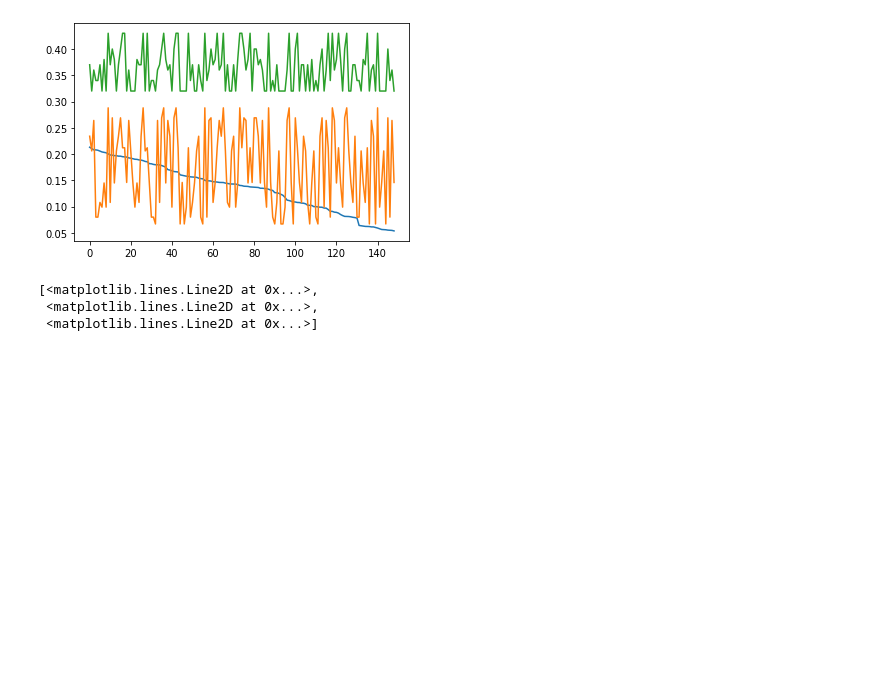
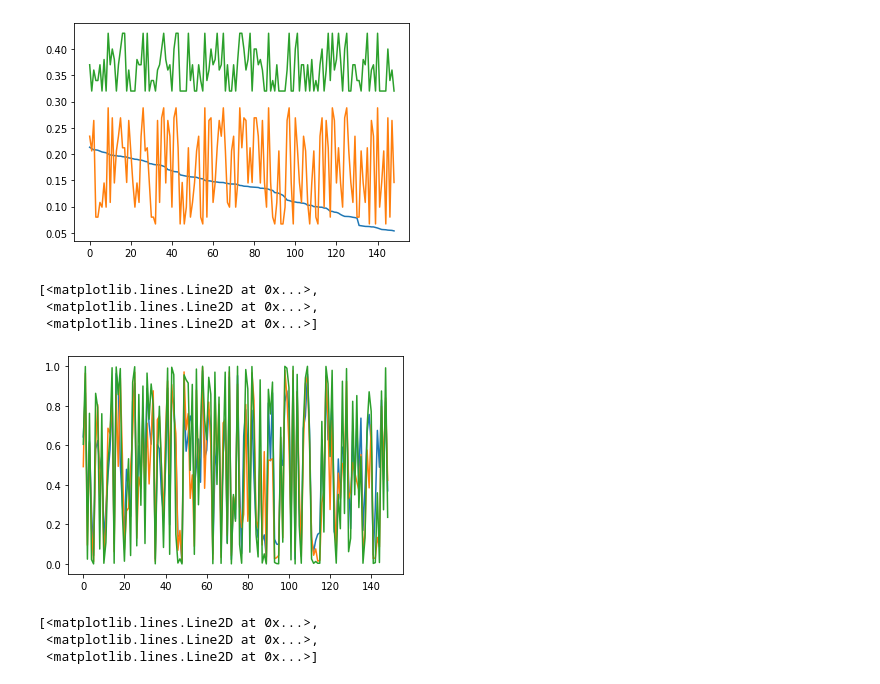
Before and after one commit to Tomo0002/Stock_Product, a Jupyter notebook: ニューラルネットワーク.ipynb, the cells around one changed output. Drawn from its saved outputs; the diff is of its cells as text; code cells hidden in the pictures; blank space fills up the shorter version.

```diff
--- a/ニューラルネットワーク.ipynb
+++ b/ニューラルネットワーク.ipynb
@@ -111,6 +114,13 @@ plt.plot(data)
  <matplotlib.lines.Line2D at 0x...>,
  <matplotlib.lines.Line2D at 0x...>]
 [figure]
+# %%
+plt.plot(y_hat)
+# %% [output]
+[<matplotlib.lines.Line2D at 0x...>,
+ <matplotlib.lines.Line2D at 0x...>,
+ <matplotlib.lines.Line2D at 0x...>]
+[figure, added]
 # %%
 plt.plot(h)
 # %% [output]
```
Also changed, not shown: parts of 3 cells of this notebook.
